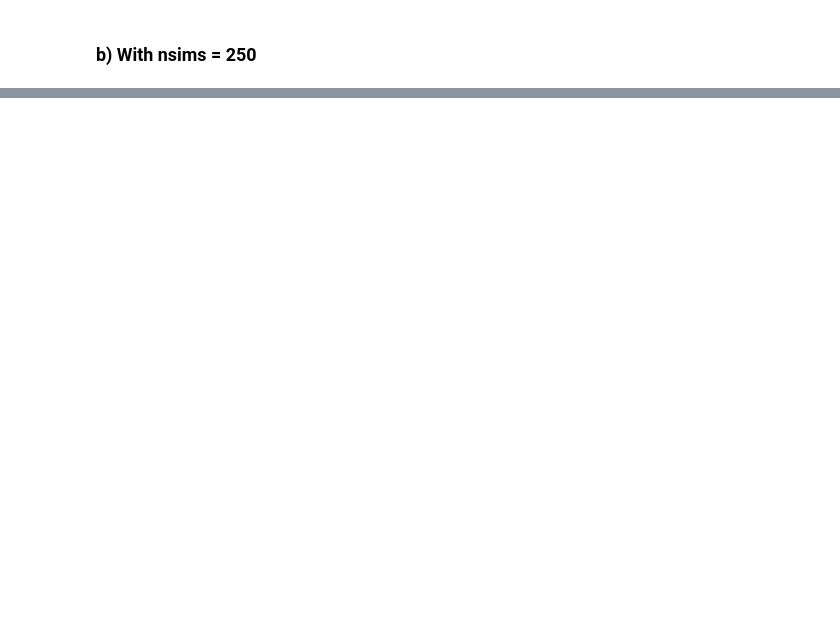
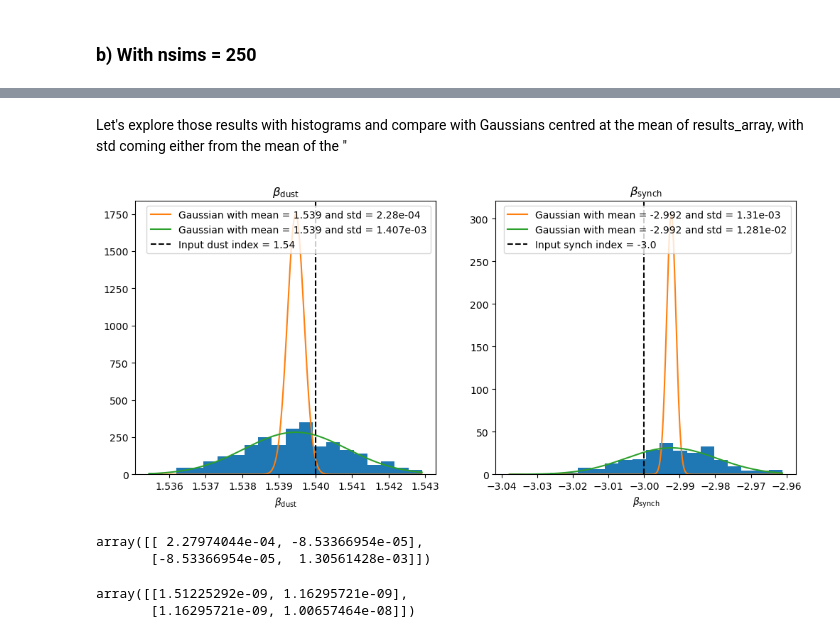
Before and after one commit to CMBSciPol/Megatop, a Jupyter notebook: noise_cov_testing.ipynb, the cells around one changed output, grey strips where cells are left out. Drawn from its saved outputs; the diff is of its cells as text; code cells hidden in the pictures; blank space fills up the shorter version.

```diff
--- a/noise_cov_testing.ipynb
+++ b/noise_cov_testing.ipynb
@@ -730,0 +658,17 @@ Relative difference in synchrotron index using ouptut Sigma =  9.544465482382975
+# %%
+results_array = []
+sigma_array = []
+for sim_iter in range(250):
+    freq_maps_masked_afterpreproc250 = np.load(os.path.join(meta_250.pre_process_directory, 'freq_maps_common_beamed_masked'+str(sim_iter).zfill(5)+'.npy' ))
+    # Applying mask as it is not done in the simulation
+    freq_maps_masked_afterpreproc250[..., np.where(binary_mask250 == 0)[0]] = hp.UNSEEN # UNSEEN is necessary for the separation (masking to 0 will raise an error)
+    res_masked_afterpreproc250_iter = fg.separation_recipes.weighted_comp_sep(components, instrument,
+            data=freq_maps_masked_afterpreproc250[:,1:], cov=noise_cov_masked_afterpreproc250[:,1:], # Slice to remove the T maps, otherwise the separation will be biased
+            options=options, tol=tol, method=method)
+    if res_masked_afterpreproc250_iter.success:
+        results_array.append(res_masked_afterpreproc250_iter.x)
+        sigma_array.append(res_masked_afterpreproc250_iter.Sigma)
+    # We can now check the results
+    print('iter #:', sim_iter, ',  success: ',res_masked_afterpreproc250_iter.success, ',  x: ', res_masked_afterpreproc250_iter.x)
+results_array = np.array(results_array)
+sigma_array = np.array(sigma_array)
@@ -730,0 +693,50 @@ Relative difference in synchrotron index using ouptut Sigma =  9.544465482382975
+# %% [markdown]
+Let's explore those results with histograms and compare with Gaussians centred at the mean of results_array, with std coming either from the mean of the "
+# %%
+
+mean_sigma = scipy.linalg.sqrtm(np.mean(sigma_array,axis=0))
+
+fig, axes = plt.subplots(1, 2, figsize=(12, 5))
+
+axes[0].hist(results_array[:,0], density=True, bins=20)
+range_bdust = np.linspace(min(results_array[:,0]), max(results_array[:,0]), 500)
+axes[0].plot(range_bdust,
+             scipy.stats.norm.pdf(range_bdust, loc=np.mean(results_array[:,0]), scale=mean_sigma[0,0]), label='Gaussian with mean = {:.4} and std = {:.2e}'.format(np.mean(results_array[:,0]),
+                                                                                                                                                    mean_sigma[0,0]))
+axes[0].plot(range_bdust,
+             scipy.stats.norm.pdf(range_bdust, loc=np.mean(results_array[:,0]), scale=np.std(results_array[:,0])), label='Gaussian with mean = {:.4} and std = {:.3e}'.format(np.mean(results_array[:,0]),
+                                                                                                                                                                                np.std(results_array[:,0])))
+axes[0].vlines(sky.components[0].mbb_index, 0, axes[0].set_ylim()[1] , color='black', linestyle='--', label='Input dust index = {:.4}'.format(sky.components[0].mbb_index))
+axes[0].set_title(r'$\beta_{\rm dust}$')
+axes[0].set_xlabel(r'$\beta_{\rm dust}$')
+axes[0].legend(loc='upper right')
+
+
+axes[1].hist(results_array[:,1] , density=True, bins=20)
+range_bsynch = np.linspace(min(results_array[:,1]), max(results_array[:,1]), 500)
+
+axes[1].plot(range_bsynch,
+             scipy.stats.norm.pdf(range_bsynch, loc=np.mean(results_array[:,1]), scale=mean_sigma[1,1]), label='Gaussian with mean = {:.4} and std = {:.2e}'.format(np.mean(results_array[:,1]),
+                                                                                                                                                                    mean_sigma[1,1]))
+axes[1].plot(range_bsynch,
+             scipy.stats.norm.pdf(range_bsynch, loc=np.mean(results_array[:,1]), scale=np.std(results_array[:,1])), label='Gaussian with mean = {:.4} and std = {:.3e}'.format(np.mean(results_array[:,1]),
+                                                                                                                                                                                np.std(results_array[:,1])))
+axes[1].vlines(sky.components[1].pl_index, 0, axes[1].set_ylim()[1] , color='black', linestyle='--', label='Input synch index = {:.4}'.format(sky.components[1].pl_index))
+
+axes[1].set_title(r'$\beta_{\rm synch}$')
+axes[1].set_xlabel(r'$\beta_{\rm synch}$')
+axes[1].legend(loc='upper right')
+plt.show()
+# %% [output]
+[figure, added]
+# %%
+sqrtm_array = np.array([scipy.linalg.sqrtm(sigma) for sigma in sigma_array])
+np.mean(sqrtm_array,axis=0)
+# %% [output]
+array([[ 2.27974044e-04, -8.53366954e-05],
+       [-8.53366954e-05,  1.30561428e-03]])
+# %%
+scipy.linalg.sqrtm(np.mean(sigma_array,axis=0)) - np.mean(sqrtm_array,axis=0)
+# %% [output]
+array([[1.51225292e-09, 1.16295721e-09],
+       [1.16295721e-09, 1.00657464e-08]])
```
Also changed, not shown: parts of 28 cells of this notebook.
